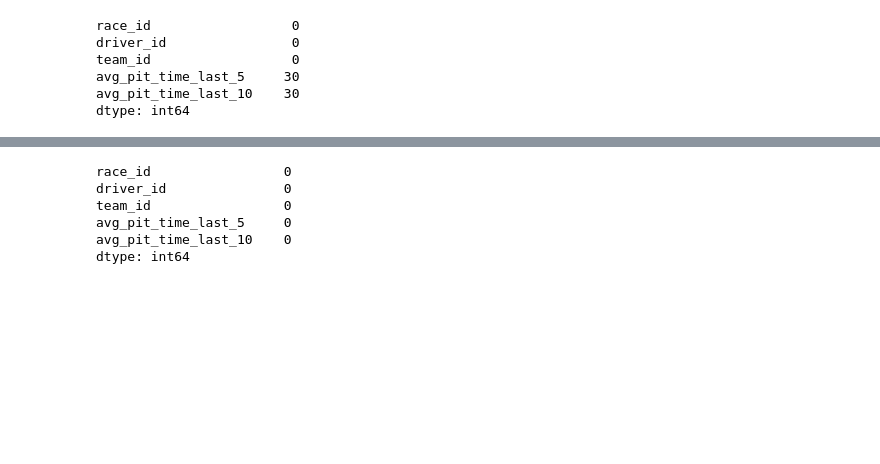
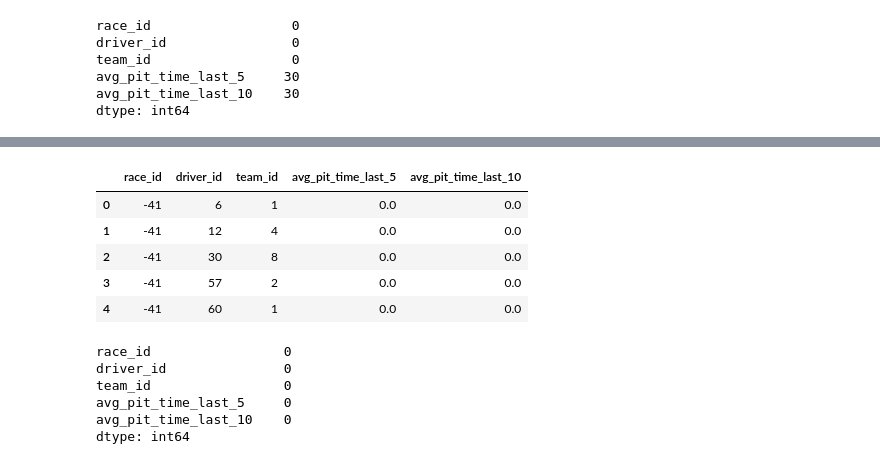
Before and after one commit to JackRWilson/Formula-1-Predictions-Project, a Jupyter notebook: notebooks/data_cleaning.ipynb, the cells around one changed output, grey strips where cells are left out. Cells and saved outputs as stored; diff of their text form; code cells hidden in the pictures; blank space fills up the shorter version.

```diff
--- a/notebooks/data_cleaning.ipynb
+++ b/notebooks/data_cleaning.ipynb
@@ -1016,3 +1011,64 @@ pit_stops_clean.head()
+# %%
+# Make sure sorted by race_id (past to present)
+pit_stops_bound = pit_stops_bound.sort_values('race_id').reset_index(drop=True)
+
+def impute_pit_times(row):
+    current_race_id = row['race_id']
+    driver_id = row['driver_id']
+    team_id = row['team_id']
+
+    # Filter pit_stops_bound to only include stops before current race
+    past_stops = pit_stops_bound[pit_stops_bound['race_id'] < current_race_id]
+
+    # No historical data, return 0
+    if past_stops.empty:
+        return 0
+
+    # Try driver average (last 5)
+    driver_stops = past_stops[past_stops['driver_id'] == driver_id]['pits_time_seconds'].tail(5)
+    if len(driver_stops) > 0:
+        return driver_stops.mean()
+
+    # Try driver average (all stops)
+    driver_stops = past_stops[past_stops['driver_id'] == driver_id]['pits_time_seconds']
+    if len(driver_stops) > 0:
+        return driver_stops.mean()
+
+    # Try team average (last 5)
+    team_stops = past_stops[past_stops['team_id'] == team_id]['pits_time_seconds'].tail(5)
+    if len(team_stops) > 0:
+        return team_stops.mean()
+
+    # Try team average (last 10)
+    team_stops = past_stops[past_stops['team_id'] == team_id]['pits_time_seconds'].tail(10)
+    if len(team_stops) > 0:
+        return team_stops.mean()
+
+    # Global team average
+    team_stops = past_stops[past_stops['team_id'] == team_id]['pits_time_seconds']
+    if len(team_stops) > 0:
+        return team_stops.mean()
+
+    # Fallback to 0
+    return 0
+
+# Apply imputation to missing values
+pit_stops_clean['avg_pit_time_last_5'] = pit_stops_clean['avg_pit_time_last_5'].fillna(
+    pit_stops_clean.apply(lambda row: impute_pit_times(row) if pd.isna(row['avg_pit_time_last_5']) else row['avg_pit_time_last_5'], axis=1)
+)
+
+pit_stops_clean['avg_pit_time_last_10'] = pit_stops_clean['avg_pit_time_last_10'].fillna(
+    pit_stops_clean.apply(lambda row: impute_pit_times(row) if pd.isna(row['avg_pit_time_last_10']) else row['avg_pit_time_last_10'], axis=1)
+)
+
+pit_stops_clean.head()
+# %% [output]
+|  | race_id | driver_id | team_id | avg_pit_time_last_5 | avg_pit_time_last_10 |
+| 0 | -41 | 6 | 1 | 0.0 | 0.0 |
+| 1 | -41 | 12 | 4 | 0.0 | 0.0 |
+| 2 | -41 | 30 | 8 | 0.0 | 0.0 |
+| 3 | -41 | 57 | 2 | 0.0 | 0.0 |
+| 4 | -41 | 60 | 1 | 0.0 | 0.0 |
 # %%
 pit_stops_clean.isna().sum()
 # %% [output]
```
Also changed, not shown: parts of 25 cells of this notebook, 5 other files.
